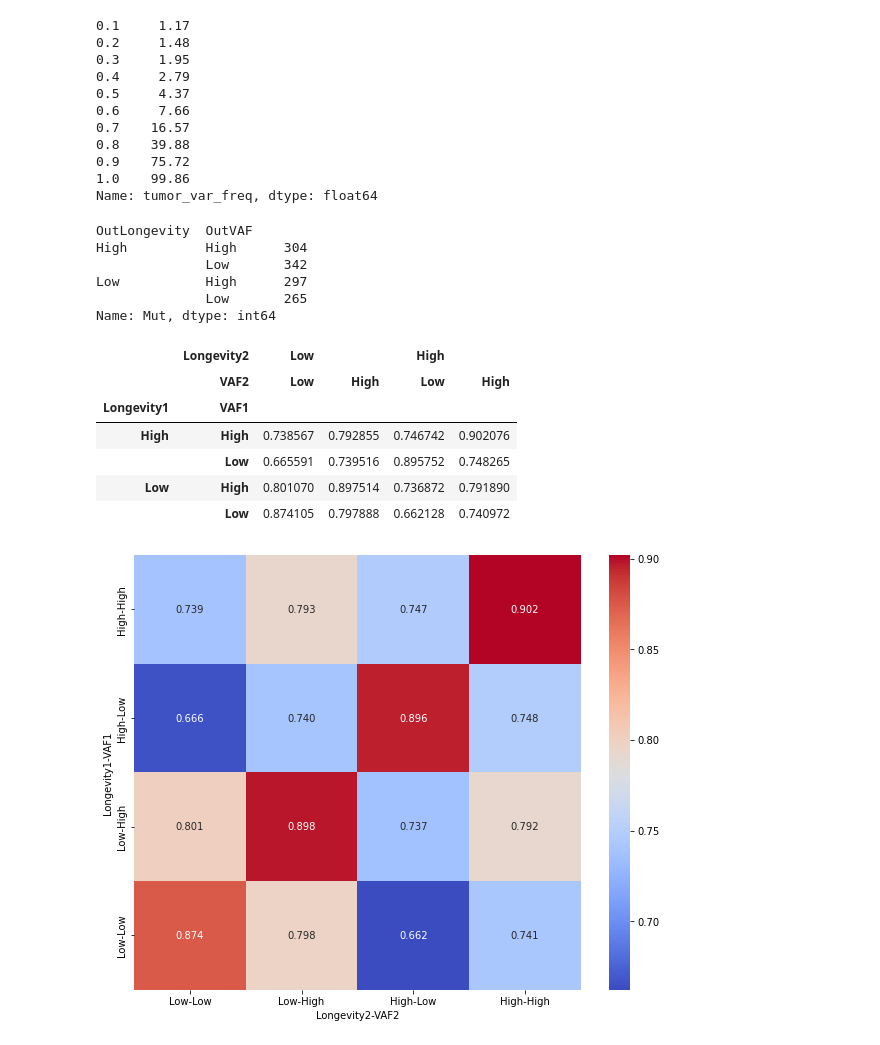
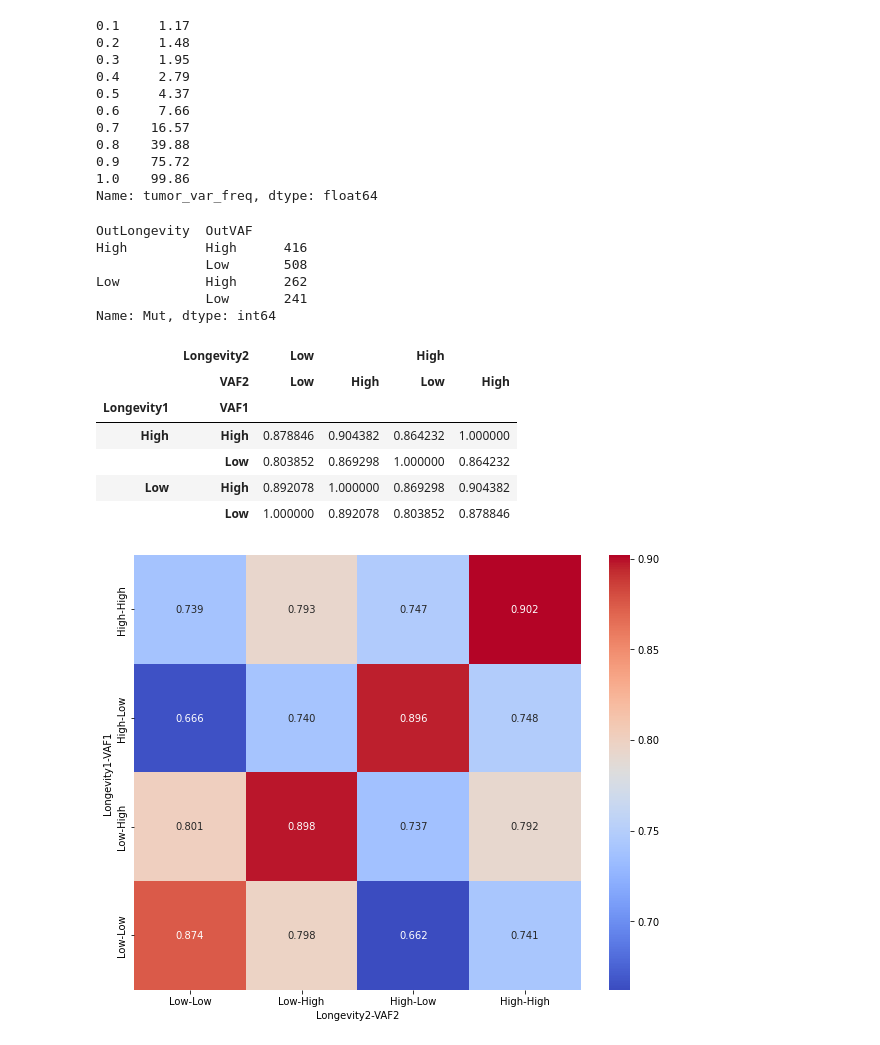
Before and after one commit to mitoclub/mtdnaMutSpecOfCancers, a Jupyter notebook: notebooks/mutspec.ipynb, the cells around one changed output. Cells and saved outputs as stored; diff of their text form; code cells hidden in the pictures.

```diff
--- a/notebooks/mutspec.ipynb
+++ b/notebooks/mutspec.ipynb
@@ -275,9 +303,9 @@ pd.DataFrame(mutations["TurnOverDays"].value_counts().sort_index()).T
 mutations["DummyTurnOver"] = 1                                                                        # Tiny
 mutations.loc[(mutations.TurnOverDays >= 35) & (mutations.TurnOverDays < 250), "DummyTurnOver"] = 2   # Small
 mutations.loc[(mutations.TurnOverDays > 250) & (mutations.TurnOverDays < 500), "DummyTurnOver"] = 3   # Medium
-mutations.loc[mutations.TurnOverDays == 1000, "DummyTurnOver"] = 4                                    # Large
-mutations.loc[(mutations.TurnOverDays > 4000) & (mutations.TurnOverDays < 6000), "DummyTurnOver"] = 5 # Huge
-mutations.loc[mutations.TurnOverDays > 8000, "DummyTurnOver"] = 6                                     # Eternal
+mutations.loc[mutations.TurnOverDays >= 1000, "DummyTurnOver"] = 4                                    # Large
+# mutations.loc[(mutations.TurnOverDays > 4000) & (mutations.TurnOverDays < 6000), "DummyTurnOver"] = 5 # Huge
+# mutations.loc[mutations.TurnOverDays > 8000, "DummyTurnOver"] = 6                                     # Eternal
 # %%
 mutations["DummyVAF"] = 0
 mutations["DummyTBSS"] = 0
@@ -401,12 +429,18 @@ def _calc_ms_cossim(x, sbs):
     return cossimExDloop(x[0], x[1], sbs)
 
 
-def cossimExDloopSign(mut1, mut2, sbs=None, niters=1000, ci=95, threads=12):
+def cossimExDloopSign(mut1, mut2, sbs=None, niters=1000, ci=95, threads=4):
     """
     Calculate cosine similarity using bootstrap sampling strategy
     """
-    with Pool(threads) as p:
-        expected_cossims = p.map(partial(_calc_ms_cossim, sbs=sbs), iterate_over_2_muts(mut1, mut2, niters))
+    if niters == 1:
+        sim = cossimExDloop(mut1, mut2, sbs)
+        return sim, [sim, sim]
+    if niters > 20:
+        with Pool(threads) as p:
+            expected_cossims = p.map(partial(_calc_ms_cossim, sbs=sbs), iterate_over_2_muts(mut1, mut2, niters))
+    else:
+        expected_cossims = [cossimExDloop(x1, x2, sbs) for x1, x2 in iterate_over_2_muts(mut1, mut2, niters)]
 
     cossim_mean = np.mean(expected_cossims)
     confint = np.percentile(expected_cossims, [(100 - ci) / 2, 100 - (100 - ci) / 2])
@@ -743,17 +790,17 @@ Name: tumor_var_freq, dtype: float64
 MutExDloop["OutLongevity"] = None
 MutExDloop["OutVAF"] = None
 MutExDloop.loc[(MutExDloop.DummyTurnOver <= 1), "OutLongevity"] = "Low"
-MutExDloop.loc[(MutExDloop.DummyTurnOver >= 4), "OutLongevity"] = "High"
+MutExDloop.loc[(MutExDloop.DummyTurnOver >= 3), "OutLongevity"] = "High"
 MutExDloop.loc[(MutExDloop.DummyVAF <= 2), "OutVAF"] = "Low"
 MutExDloop.loc[(MutExDloop.DummyVAF >= 9), "OutVAF"] = "High"
 
 MutExDloop.groupby(["OutLongevity", "OutVAF"]).Mut.count()
 # %% [output]
 OutLongevity  OutVAF
-High          High      304
-              Low       342
-Low           High      297
-              Low       265
+High          High      416
+              Low       508
+Low           High      262
+              Low       241
 Name: Mut, dtype: int64
 # %%
 data = []
@@ -772,7 +819,8 @@ for to1 in MutExDloop.OutLongevity.unique():
                 sim, confint = cossimExDloopSign(
                     MutExDloop[(MutExDloop.OutLongevity == to1) & (MutExDloop.OutVAF == vaf1)],
                     MutExDloop[(MutExDloop.OutLongevity == to2) & (MutExDloop.OutVAF == vaf2)],
-                    threads=24,
+                    threads=8,
+                    niters=1,
                 )
                 one_data = {
                     "Longevity1": to1,
@@ -786,17 +834,17 @@ for to1 in MutExDloop.OutLongevity.unique():
                 data.append(one_data)
 # %%
 df = pd.DataFrame(data).sort_values("Longevity1 VAF1 Longevity2 VAF2".split(), ascending=[False, False, False, False])
-df.to_csv("../data/processed/cossim_heatmap.csv", index=None)
+# df.to_csv("../data/processed/cossim_heatmap.csv", index=None)
 sim_matrix = df.pivot(["Longevity1", "VAF1"], ["Longevity2", "VAF2"], "cossim")
 sim_matrix
 # %% [output]
 |  | Longevity2 | Low |  | High |  |
 |  | VAF2 | Low | High | Low | High |
 | Longevity1 | VAF1 |  |  |  |  |
-| High | High | 0.738567 | 0.792855 | 0.746742 | 0.902076 |
-|  | Low | 0.665591 | 0.739516 | 0.895752 | 0.748265 |
-| Low | High | 0.801070 | 0.897514 | 0.736872 | 0.791890 |
-|  | Low | 0.874105 | 0.797888 | 0.662128 | 0.740972 |
+| High | High | 0.878846 | 0.904382 | 0.864232 | 1.000000 |
+|  | Low | 0.803852 | 0.869298 | 1.000000 | 0.864232 |
+| Low | High | 0.892078 | 1.000000 | 0.869298 | 0.904382 |
+|  | Low | 1.000000 | 0.892078 | 0.803852 | 0.878846 |
 # %%
 plt.figure(figsize=(10, 8))
 sns.heatmap(sim_matrix, annot=True, fmt=".3f", cmap="coolwarm")
```
Also changed, not shown: parts of 21 cells of this notebook, 12 other files.
